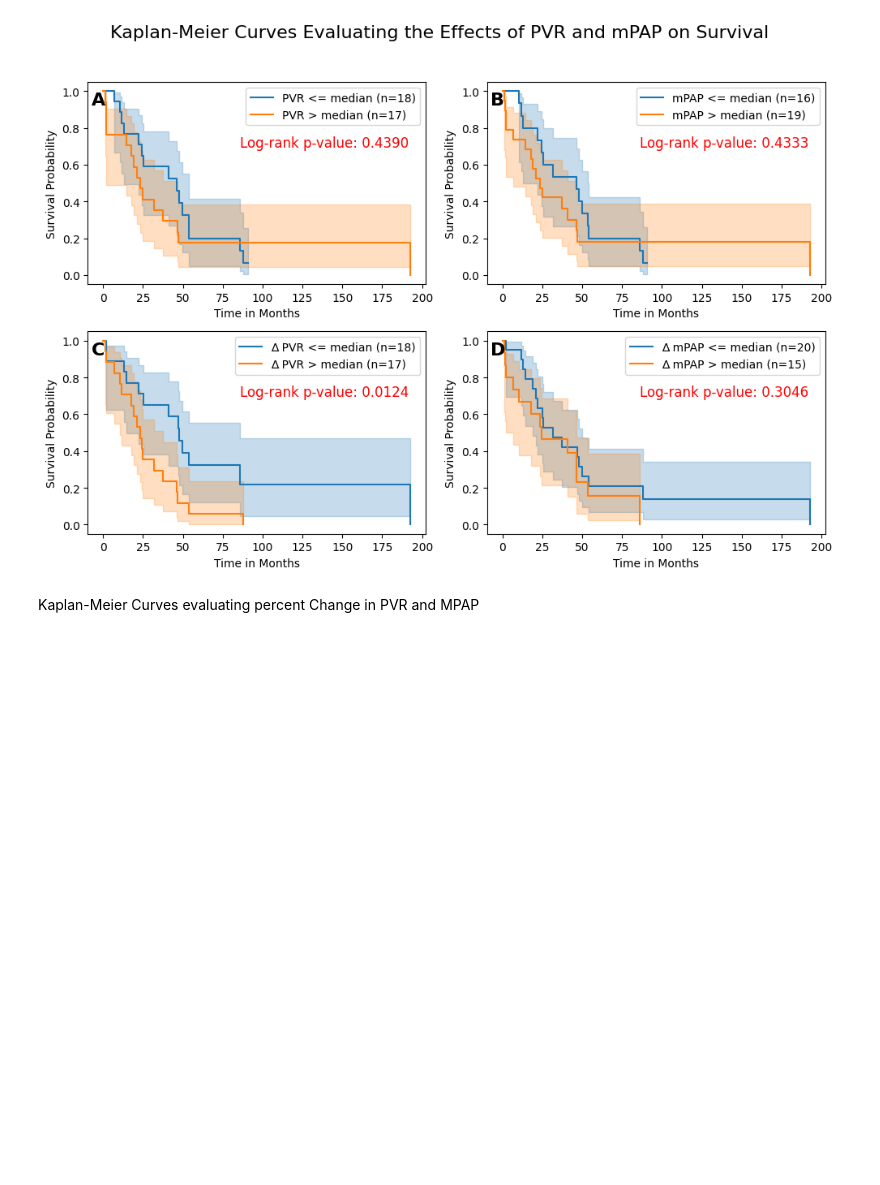
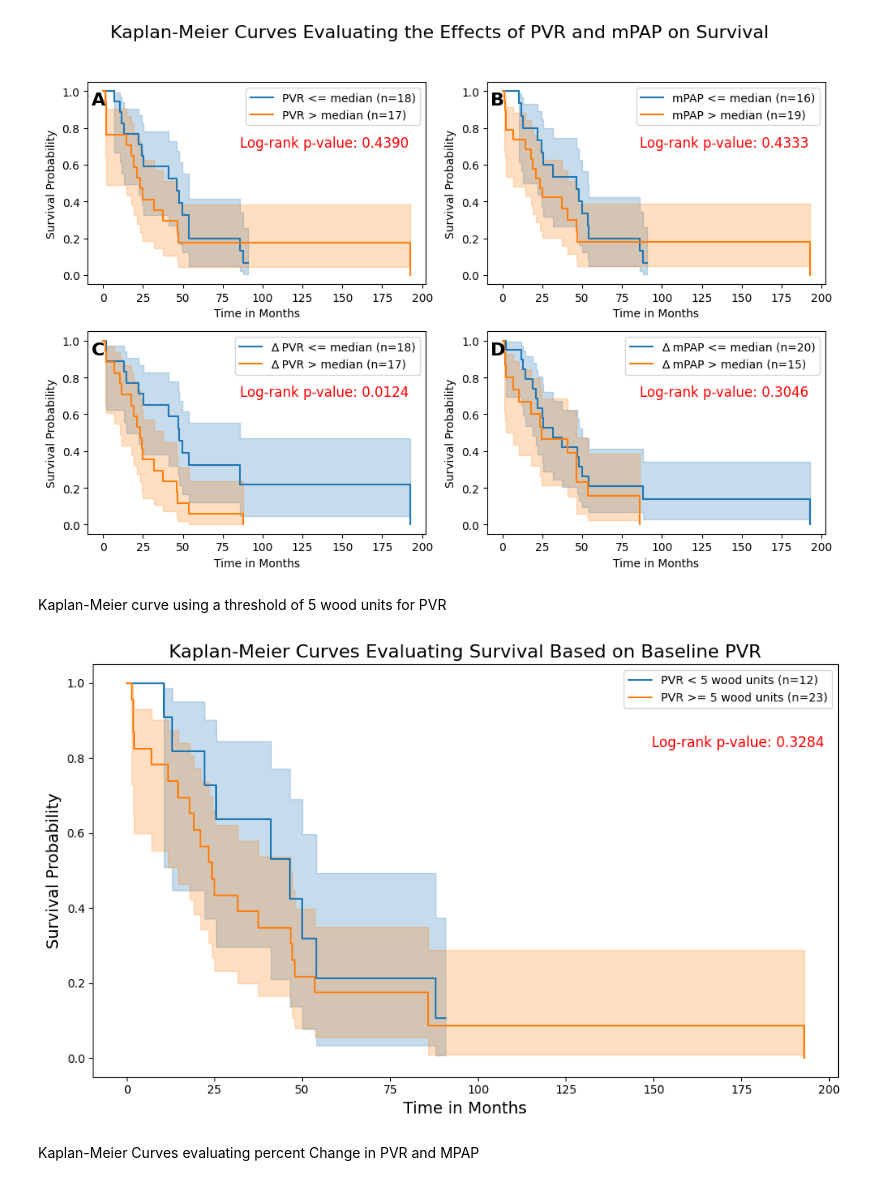
Before and after one commit to dstrick17/Vasoreactivity-Testing-in-Group-3-Pulmonary-Hypertension, a Jupyter notebook: all_code.ipynb, the cells around one changed output. Saved outputs shown, nothing was run; the diff lists cells and outputs as text; code cells hidden in the pictures; blank space fills up the shorter version.

```diff
--- a/all_code.ipynb
+++ b/all_code.ipynb
@@ -382,6 +393,73 @@ fig.savefig("kaplan_meier_curves.jpg", dpi=600, format='jpeg', bbox_inches='tigh
 plt.show()
 # %% [output]
 [figure]
+# %% [markdown]
+Kaplan-Meier curve using a threshold of 5 wood units for PVR
+# %%
+import pandas as pd
+import matplotlib.pyplot as plt
+from lifelines import KaplanMeierFitter
+from lifelines.statistics import logrank_test
+
+# Load the dataset
+df = pd.read_excel("C:\\Users\\danst\\codedan\\group3\\group3_data.xlsx")
+
+# Drop rows with NaN values in the duration column
+df = df.dropna(subset=["Time from start date to end date (days)"])
+
+# Convert time from days to months (using average days in a month)
+df["Time in months"] = df["Time from start date to end date (days)"] / 30.44
+
+# Identify censored data
+df["event_occurred"] = df["Death"].astype(str).apply(lambda x: 1 if x == 'Yes' else 0)
+
+# Define the threshold for PVR
+threshold = 5
+
+# Create dataframes based on the threshold of 5 wood units for PVR (greater than or equal to)
+df_low = df[df['PVR'] < threshold]  # PVR < 5
+df_high = df[df['PVR'] >= threshold]  # PVR >= 5
+
+# Create Kaplan-Meier Fitter objects
+kmf_low = KaplanMeierFitter()
+kmf_high = KaplanMeierFitter()
+
+# Fit the model for both groups
+kmf_low.fit(df_low["Time in months"], event_observed=df_low["event_occurred"], label=f'PVR < 5 wood units (n={len(df_low)})')
+kmf_high.fit(df_high["Time in months"], event_observed=df_high["event_occurred"], label=f'PVR >= 5 wood units (n={len(df_high)})')
+
+# Perform log-rank test
+results = logrank_test(
+    durations_A=df_low["Time in months"],
+    event_observed_A=df_low["event_occurred"],
+    durations_B=df_high["Time in months"],
+    event_observed_B=df_high["event_occurred"]
+)
+
+# Plot the Kaplan-Meier curves
+plt.figure(figsize=(10, 6))
+kmf_low.plot()
+kmf_high.plot()
+
+# Add titles and labels
+plt.title('Kaplan-Meier Curves Evaluating Survival Based on Baseline PVR', fontsize=16)
+plt.xlabel('Time in Months', fontsize=14)
+plt.ylabel('Survival Probability', fontsize=14)
+
+# Remove the vertical line indicating the threshold
+# plt.axvline(x=threshold, color='red', linestyle='--', label='Threshold: 5 wood units')  # This line is removed
+
+# Add a legend
+plt.legend()
+
+# Move the p-value to the right of the graph
+plt.text(0.75, 0.8, f'Log-rank p-value: {results.p_value:.4f}', fontsize=12, color='red', transform=plt.gca().transAxes)
+
+# Show the plot
+plt.tight_layout()
+plt.show()
+# %% [output]
+[figure, added]
 # %% [markdown]
 Kaplan-Meier Curves evaluating percent Change in PVR and MPAP
 # %%
```
Also changed, not shown: parts of 13 cells of this notebook.
